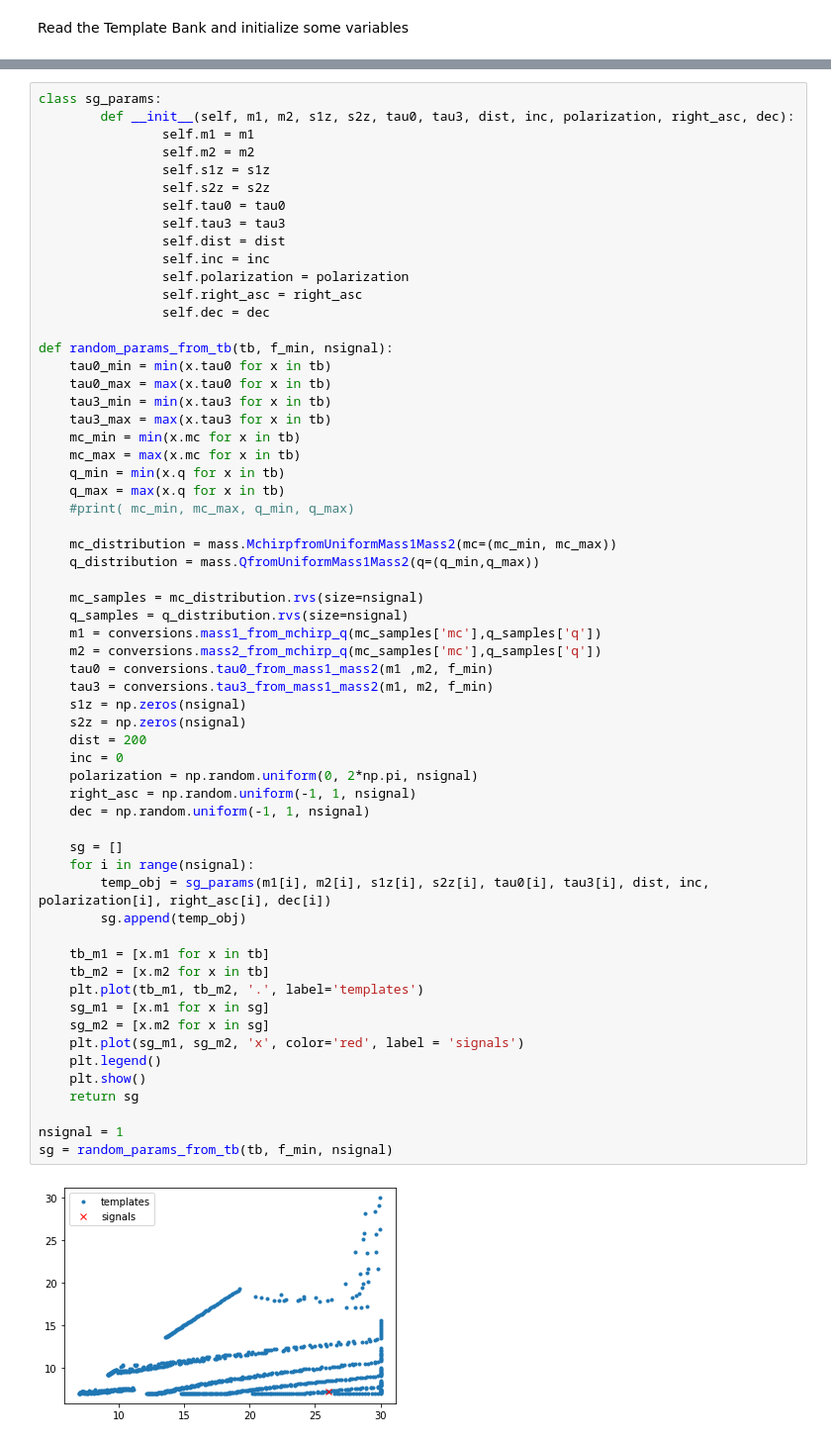
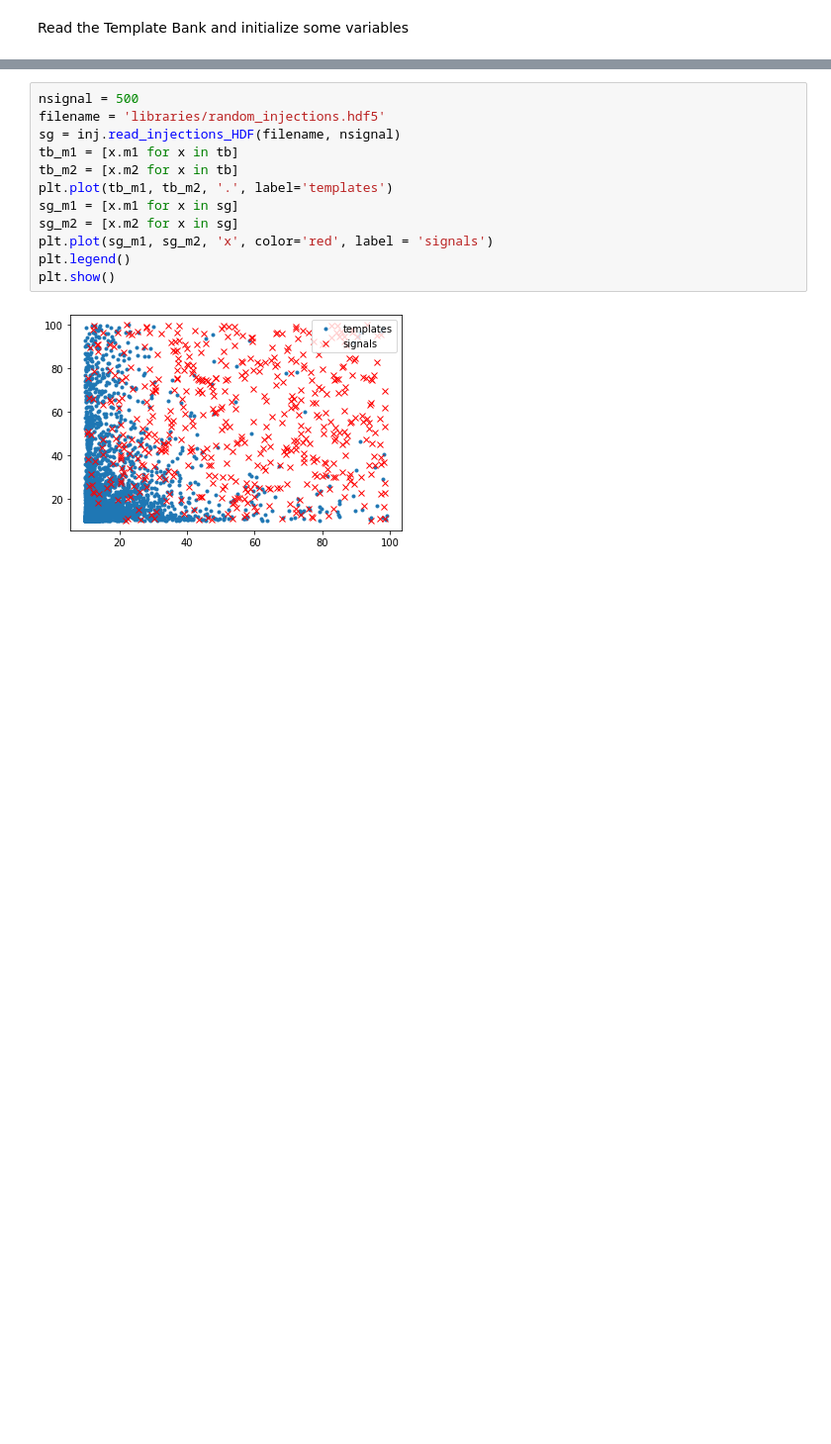
Before and after one commit to rahuldhurkunde/HM_plus_precession, a Jupyter notebook: FF_testing.ipynb, the cells around one changed output, grey strips where cells are left out. Shown: that part at 99% size. Cells and saved outputs as stored; diff of their text form; blank space fills up the shorter version.

```diff
--- a/FF_testing.ipynb
+++ b/FF_testing.ipynb
@@ -41,62 +33,14 @@ Generate random signal parameters using certain distributions
 # %%
-class sg_params:
-        def __init__(self, m1, m2, s1z, s2z, tau0, tau3, dist, inc, polarization, right_asc, dec):
-                self.m1 = m1
-                self.m2 = m2
-                self.s1z = s1z
-                self.s2z = s2z
-                self.tau0 = tau0
-                self.tau3 = tau3
-                self.dist = dist
-                self.inc = inc
-                self.polarization = polarization
-                self.right_asc = right_asc
-                self.dec = dec
-
-def random_params_from_tb(tb, f_min, nsignal):
-    tau0_min = min(x.tau0 for x in tb)
-    tau0_max = max(x.tau0 for x in tb)
-    tau3_min = min(x.tau3 for x in tb)
-    tau3_max = max(x.tau3 for x in tb)
-    mc_min = min(x.mc for x in tb)
-    mc_max = max(x.mc for x in tb)
-    q_min = min(x.q for x in tb)
-    q_max = max(x.q for x in tb)
-    #print( mc_min, mc_max, q_min, q_max)
-
-    mc_distribution = mass.MchirpfromUniformMass1Mass2(mc=(mc_min, mc_max))
-    q_distribution = mass.QfromUniformMass1Mass2(q=(q_min,q_max))
-
-    mc_samples = mc_distribution.rvs(size=nsignal)
-    q_samples = q_distribution.rvs(size=nsignal)
-    m1 = conversions.mass1_from_mchirp_q(mc_samples['mc'],q_samples['q'])
-    m2 = conversions.mass2_from_mchirp_q(mc_samples['mc'],q_samples['q'])
-    tau0 = conversions.tau0_from_mass1_mass2(m1 ,m2, f_min)
-    tau3 = conversions.tau3_from_mass1_mass2(m1, m2, f_min)
-    s1z = np.zeros(nsignal)
-    s2z = np.zeros(nsignal)
-    dist = 200
-    inc = 0
-    polarization = np.random.uniform(0, 2*np.pi, nsignal)
-    right_asc = np.random.uniform(-1, 1, nsignal)
-    dec = np.random.uniform(-1, 1, nsignal)
-
-    sg = []
-    for i in range(nsignal):
-        temp_obj = sg_params(m1[i], m2[i], s1z[i], s2z[i], tau0[i], tau3[i], dist, inc, polarization[i], right_asc[i], dec[i])
-        sg.append(temp_obj)
-
-    tb_m1 = [x.m1 for x in tb]
-    tb_m2 = [x.m2 for x in tb]
-    plt.plot(tb_m1, tb_m2, '.', label='templates')
-    sg_m1 = [x.m1 for x in sg]
-    sg_m2 = [x.m2 for x in sg]
-    plt.plot(sg_m1, sg_m2, 'x', color='red', label = 'signals')
-    plt.legend()
-    plt.show()
-    return sg
-
-nsignal = 1
-sg = random_params_from_tb(tb, f_min, nsignal)
+nsignal = 500
+filename = 'libraries/random_injections.hdf5'
+sg = inj.read_injections_HDF(filename, nsignal)
+tb_m1 = [x.m1 for x in tb]
+tb_m2 = [x.m2 for x in tb]
+plt.plot(tb_m1, tb_m2, '.', label='templates')
+sg_m1 = [x.m1 for x in sg]
+sg_m2 = [x.m2 for x in sg]
+plt.plot(sg_m1, sg_m2, 'x', color='red', label = 'signals')
+plt.legend()
+plt.show()
 # %% [output]
-[figure, old version]
+[figure, new version]
```
Also changed, not shown: parts of 23 cells of this notebook, 8 other files.
